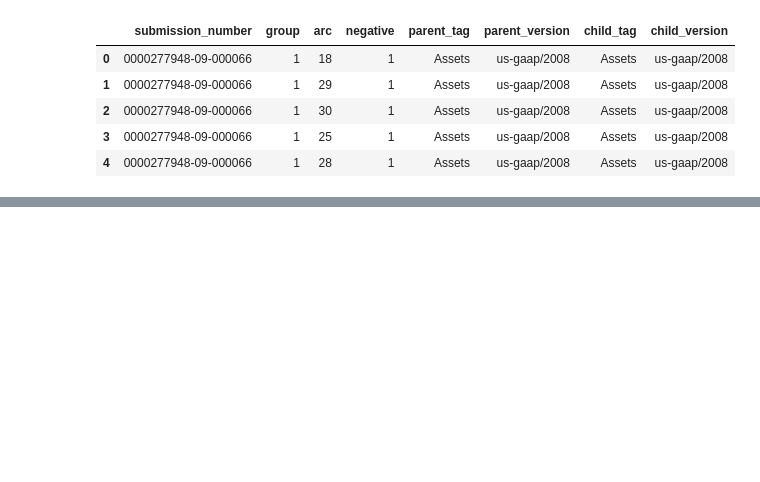
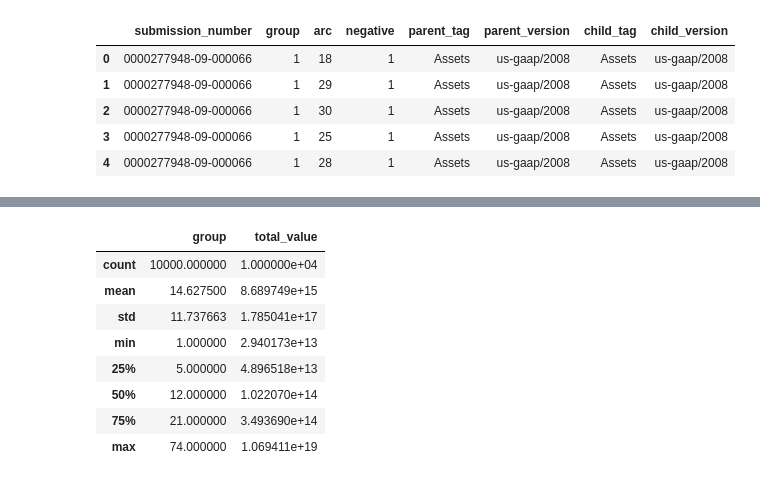
Before and after one commit to mkoh2/bigquery_exercise, a Jupyter notebook: BQ_SEC_Filings.ipynb, the cells around one changed output, grey strips where cells are left out. Cells and saved outputs as stored; diff of their text form; code cells hidden in the pictures; blank space fills up the shorter version.

```diff
--- a/BQ_SEC_Filings.ipynb
+++ b/BQ_SEC_Filings.ipynb
@@ -112,0 +129,12 @@ join_sec
+# %%
+join_sec.describe()
+# %% [output]
+|  | group | total_value |
+| count | 10000.000000 | 1.000000e+04 |
+| mean | 14.627500 | 8.689749e+15 |
+| std | 11.737663 | 1.785041e+17 |
+| min | 1.000000 | 2.940173e+13 |
+| 25% | 5.000000 | 4.896518e+13 |
+| 50% | 12.000000 | 1.022070e+14 |
+| 75% | 21.000000 | 3.493690e+14 |
+| max | 74.000000 | 1.069411e+19 |
```
Also changed, not shown: parts of 8 cells of this notebook.
